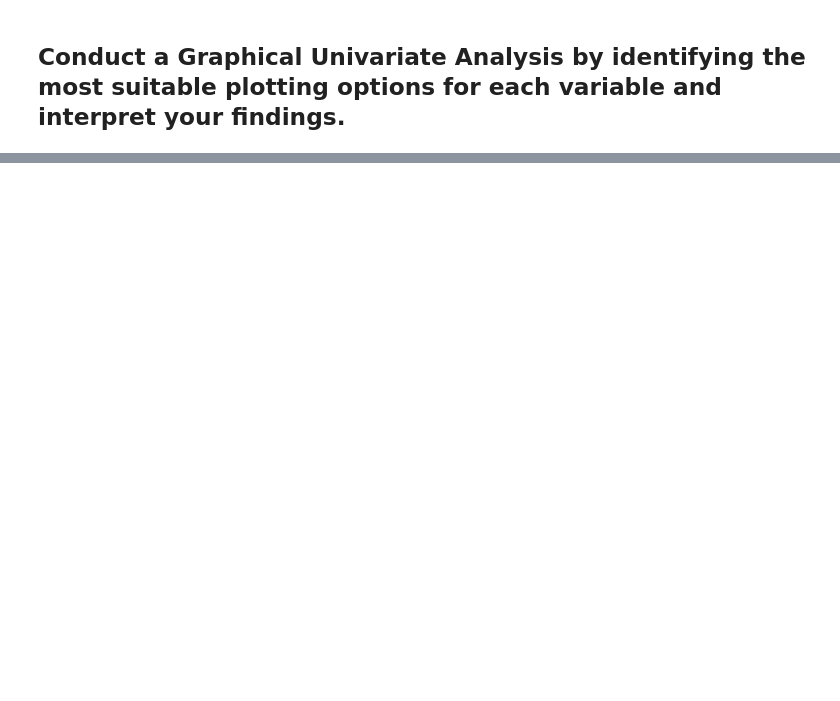
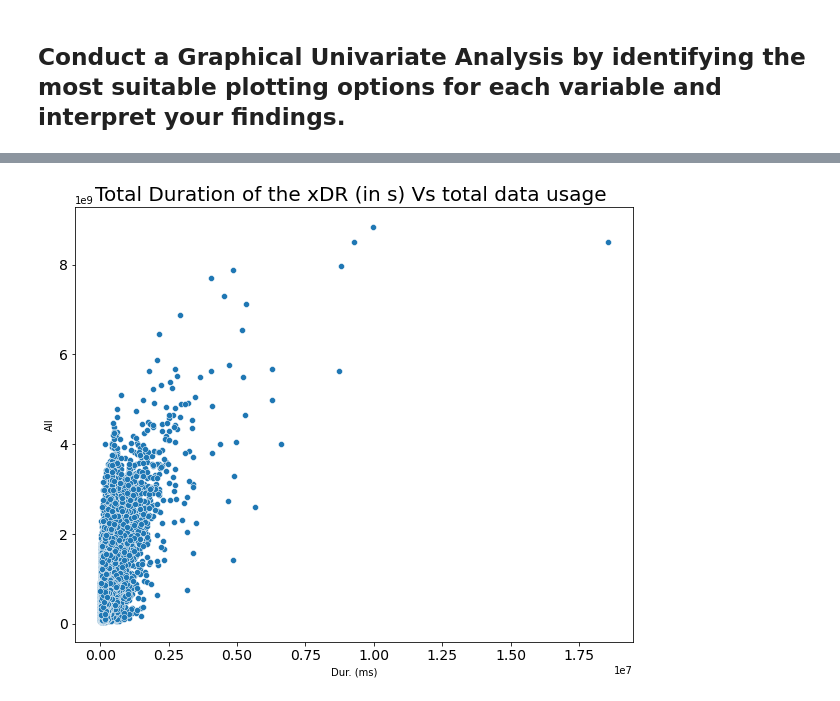
Before and after one commit to bereketkibru/User_Analytics_in_telecom, a Jupyter notebook: notebooks/User Overview analysis .ipynb, the cells around one changed output, grey strips where cells are left out. Drawn from its saved outputs; the diff is of its cells as text; code cells hidden in the pictures; blank space fills up the shorter version.

```diff
--- a/notebooks/User Overview analysis .ipynb
+++ b/notebooks/User Overview analysis .ipynb
@@ -328,0 +421,13 @@ sns.displot(xDR_df['All'])
+# %%
+total_data = EDA_df[['MSISDN/Number',
+        'Dur. (ms)',
+        'Youtube',
+        'Google',
+        'Email',
+        'Netflix',
+        'Gaming',
+        'Other',
+        'SocialMedia',
+        'All']]
+total_data_agg = total_data.groupby('MSISDN/Number').sum()
+total_data_agg
@@ -328,0 +449,4 @@ sns.displot(xDR_df['All'])
+# %%
+plot_scatter(total_data_agg, 'Dur. (ms)', 'All', 'Total Duration of the xDR (in s) Vs total data usage ',  None,  None)
+# %% [output]
+[figure, added]
```
Also changed, not shown: parts of 30 cells of this notebook.
